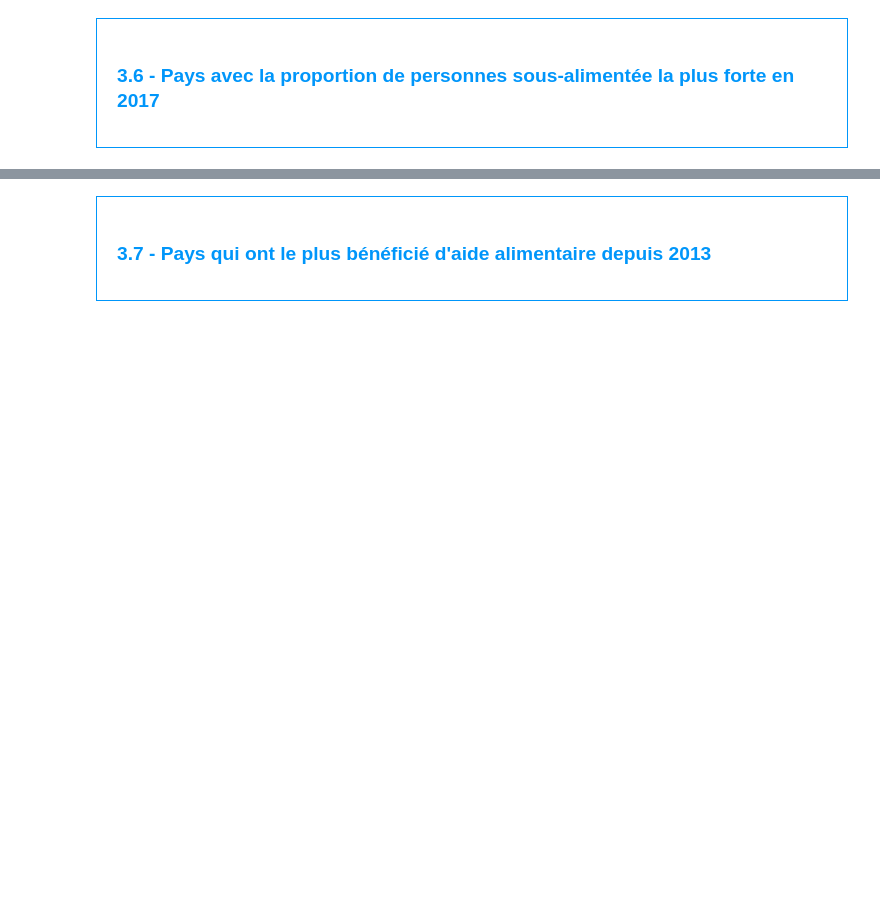
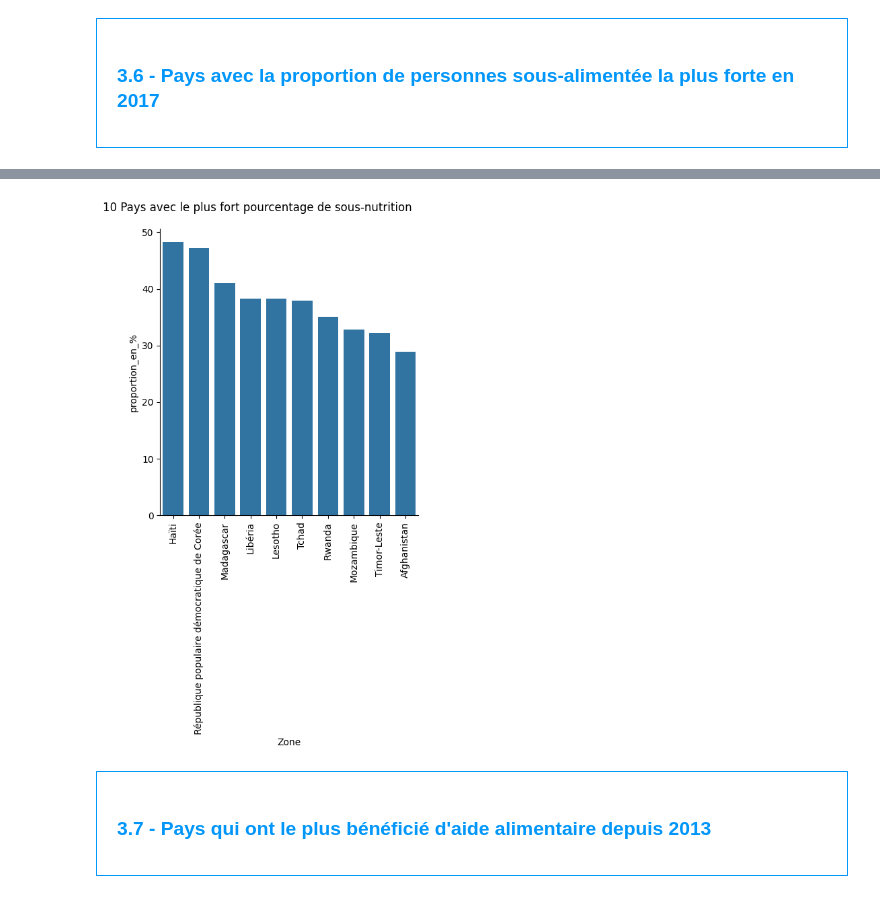
Before and after one commit to Nasus-Stackman/Data_Projet4, a Jupyter notebook: notebook_projet4.ipynb, the cells around one changed output, grey strips where cells are left out. Saved outputs shown, nothing was run; the diff lists cells and outputs as text; code cells hidden in the pictures; blank space fills up the shorter version.

```diff
--- a/notebook_projet4.ipynb
+++ b/notebook_projet4.ipynb
@@ -131,4 +300,5 @@ sous_nutrition['Valeur'] = pd.to_numeric(sous_nutrition['Valeur'])
 # %%
 #Multiplication de la colonne sous_nutrition par 1000000
+sous_nutrition["sous_nutrition"] = sous_nutrition["sous_nutrition"] * 1000000
 # %%
 #Afficher les 5 premières lignes de la table
@@ -138,5 +334,11 @@ sous_nutrition['Valeur'] = pd.to_numeric(sous_nutrition['Valeur'])
 </div>
 # %%
 # Il faut tout d'abord faire une jointure entre la table population et la table sous nutrition, en ciblant l'année 2017
+population_2017 = population[population["Année"] == 2017]
+sous_nutrition_2017 = sous_nutrition.copy()
+sous_nutrition_2017['Année'] = sous_nutrition['Année'].str.replace("2016-2018", "2017")
+sous_nutrition_2017 = sous_nutrition_2017[sous_nutrition_2017['Année'] == "2017"]
+sous_nutrition_2017['Année'] = sous_nutrition_2017['Année'].astype(int)
+data_SN_2017 = pd.merge(sous_nutrition_2017, population_2017,  on=['Zone', 'Année'] ,how='left')
 # %%
 #Affichage du dataset
@@ -192,3 +569,5 @@ sous_nutrition['Valeur'] = pd.to_numeric(sous_nutrition['Valeur'])
 </div>
 # %%
 #Création de la colonne proportion par pays
+data_SN_2017['proportion_en_%'] = (data_SN_2017['sous_nutrition'] / data_SN_2017['Population']) * 100
+data_SN_2017
@@ -195,2 +588,4 @@ sous_nutrition['Valeur'] = pd.to_numeric(sous_nutrition['Valeur'])
 # %%
-#affichage après trie des 10 pires pays
+#affichage après trie des 10 pires pays en 2017
+top_10 = data_SN_2017.sort_values('proportion_en_%', ascending=False).loc[:, ['Zone', 'proportion_en_%']].head(10)
+top_10
@@ -197,3 +604,11 @@ sous_nutrition['Valeur'] = pd.to_numeric(sous_nutrition['Valeur'])
+# %%
+#affichage après trie des 10 pires pays avec GRAPHIQUE
+g = sns.catplot(data=top_10, x='Zone', y='proportion_en_%', kind='bar')
+g.fig.suptitle("10 Pays avec le plus fort pourcentage de sous-nutrition", y=1.05)
+g.set_xticklabels(rotation = 90)
+plt.show()
+# %% [output]
+[figure, added]
 # %% [markdown]
 <div style="border: 1px solid RGB(0,150,250);" >
 <h3 style="margin: auto; padding: 20px; color: RGB(0,150,250); ">3.7 - Pays qui ont le plus bénéficié d'aide alimentaire depuis 2013</h3>
```
Also changed, not shown: parts of 99 cells of this notebook.
